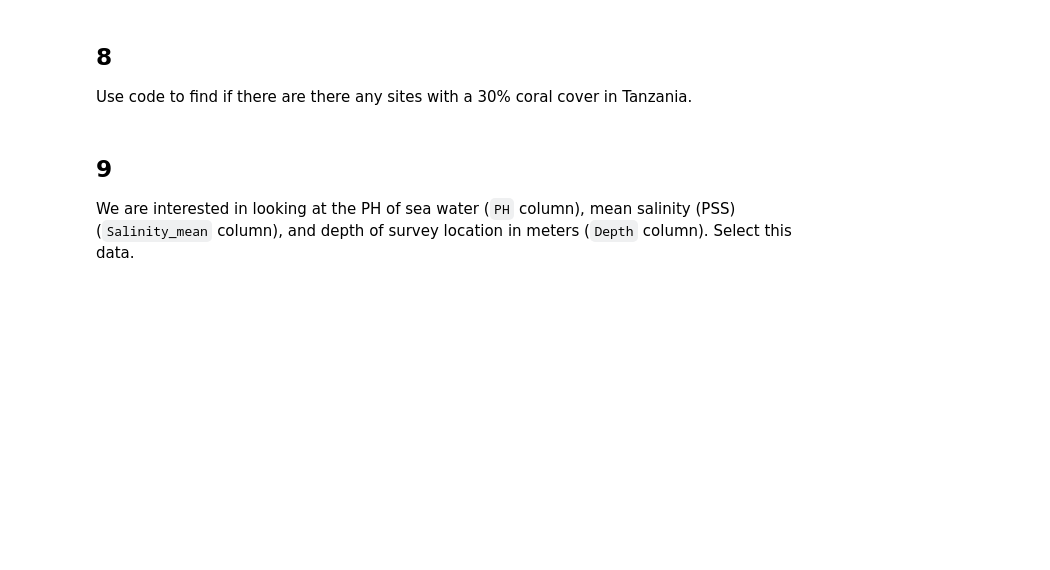
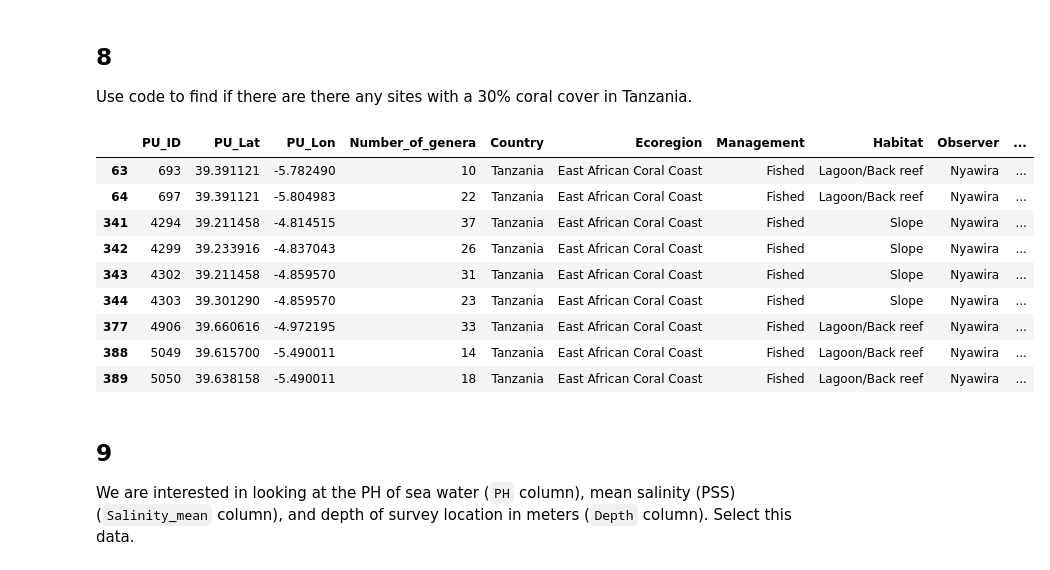
Before and after one commit to kristinaglass/eds220-hwk-1, a Jupyter notebook: hwk1-task3.ipynb, the cells around one changed output. Cells and saved outputs as stored; diff of their text form; code cells hidden in the pictures; blank space fills up the shorter version.

```diff
--- a/hwk1-task3.ipynb
+++ b/hwk1-task3.ipynb
@@ -197,3 +231,18 @@ Use code to find if there are there any sites with a 30% coral cover in Tanzania
+# %%
+# solve exercise here
+#shows rows only containing 'Tanzania' in the 'Country' column and 30 in the 'Coralcover' column
+coral_div[ (coral_div['Country']=='Tanzania') & (coral_div['Coralcover']==30)]
+# %% [output]
+|  | PU_ID | PU_Lat | PU_Lon | Number_of_genera | Country | Ecoregion | Management | Habitat | Observer | ... |
+| 63 | 693 | 39.391121 | -5.782490 | 10 | Tanzania | East African Coral Coast | Fished | Lagoon/Back reef | Nyawira | ... |
+| 64 | 697 | 39.391121 | -5.804983 | 22 | Tanzania | East African Coral Coast | Fished | Lagoon/Back reef | Nyawira | ... |
+| 341 | 4294 | 39.211458 | -4.814515 | 37 | Tanzania | East African Coral Coast | Fished | Slope | Nyawira | ... |
+| 342 | 4299 | 39.233916 | -4.837043 | 26 | Tanzania | East African Coral Coast | Fished | Slope | Nyawira | ... |
+| 343 | 4302 | 39.211458 | -4.859570 | 31 | Tanzania | East African Coral Coast | Fished | Slope | Nyawira | ... |
+| 344 | 4303 | 39.301290 | -4.859570 | 23 | Tanzania | East African Coral Coast | Fished | Slope | Nyawira | ... |
+| 377 | 4906 | 39.660616 | -4.972195 | 33 | Tanzania | East African Coral Coast | Fished | Lagoon/Back reef | Nyawira | ... |
+| 388 | 5049 | 39.615700 | -5.490011 | 14 | Tanzania | East African Coral Coast | Fished | Lagoon/Back reef | Nyawira | ... |
+| 389 | 5050 | 39.638158 | -5.490011 | 18 | Tanzania | East African Coral Coast | Fished | Lagoon/Back reef | Nyawira | ... |
 # %% [markdown]
 ## 9
 
```
Also changed, not shown: parts of 10 cells of this notebook.
